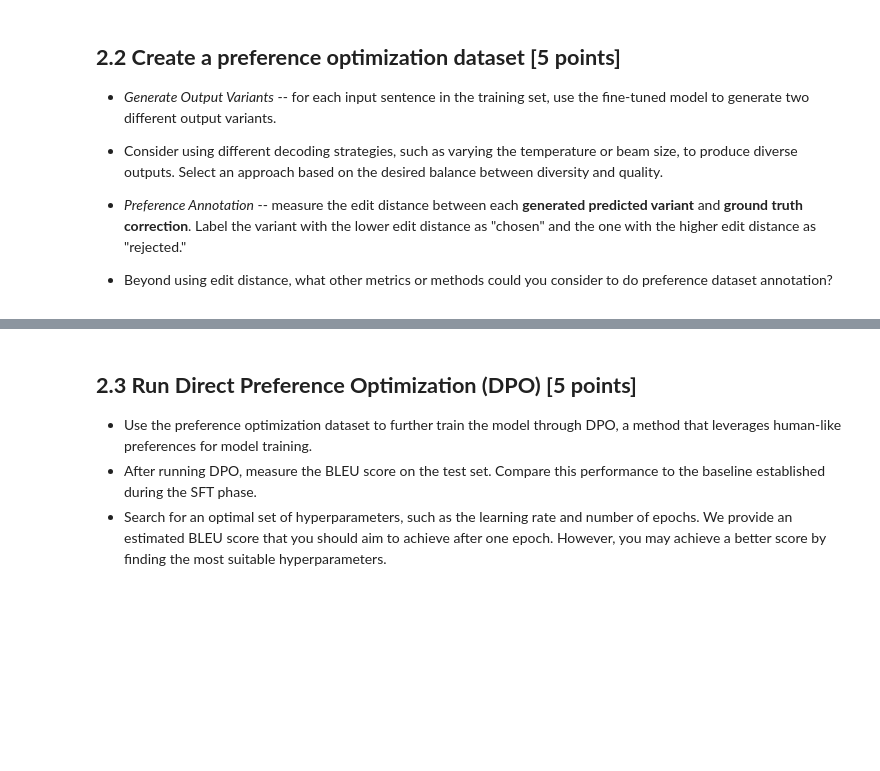
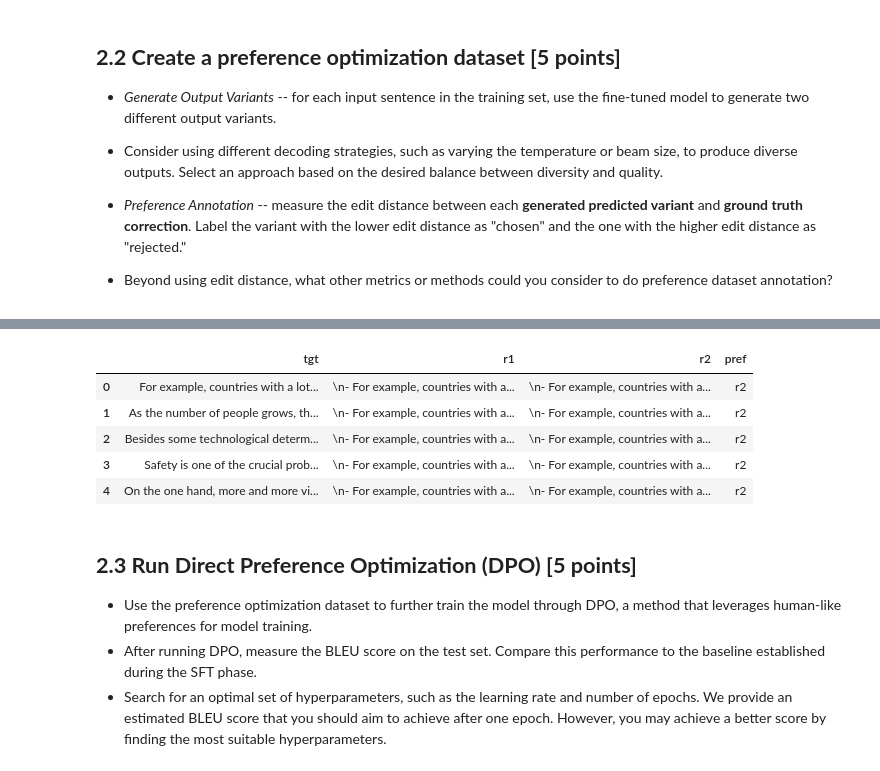
Before and after one commit to adragnar/cohere_eval, a Jupyter notebook: 2025_Scholar_Takehome_Exam.ipynb, the cells around one changed output, grey strips where cells are left out. Saved outputs shown, nothing was run; the diff lists cells and outputs as text; code cells hidden in the pictures; blank space fills up the shorter version.

```diff
--- a/2025_Scholar_Takehome_Exam.ipynb
+++ b/2025_Scholar_Takehome_Exam.ipynb
@@ -574,2 +564,9 @@ with torch.no_grad():
+# %%
+response_template = " ###Answer:"
+def input_formatting(example):
+    return {'src_input': f"{example['src']}{response_template}"}
+
+train_ds = train_ds.map(lambda x: input_formatting(x), batched=False)
+test_ds = test_ds.map(lambda x: input_formatting(x), batched=False)
 # %%
 print(train_ds.column_names)
@@ -697,8 +718,8 @@ from fast_edit_distance import edit_distance
 def generate_variants(model, tokenizer, src, tgt):
     inputs = tokenizer(src, padding=True, truncation=True, return_tensors="pt")
     inputs = {k: v.to(model.device) for k, v in inputs.items()}
-    r1 = model.generate(**inputs, max_new_tokens=128, temperature=0.0, pad_token_id=tokenizer.pad_token_id)
-    r2 = model.generate(**inputs, max_new_tokens=128, temperature=0.0, pad_token_id=tokenizer.pad_token_id)
+    r1 = model.generate(**inputs, max_new_tokens=128, temperature=0.0, num_beams=5, pad_token_id=tokenizer.pad_token_id)
+    r2 = model.generate(**inputs, max_new_tokens=128, temperature=0.3, num_beams=2,  do_sample=True, top_k=25, pad_token_id=tokenizer.pad_token_id)
     r1, r2 = r1[:, inputs['input_ids'].shape[1]:], r2[:, inputs['input_ids'].shape[1]:]
 
     r1_full, r2_full = [], []
@@ -720,14 +741,8 @@ def generate_variants(model, tokenizer, src, tgt):
     return {'r1': r1_full, 'r2': r2_full, 'pref': pref}
 
 
-#Create new HuggingFace dataset with five columns: "src", "tgt", "r1", "r2", "ch"
 
-
-#Generate column r1, r2 by generating from src
-
-#Label each with ch
-train_ds_sample = train_ds.select(range(10))
-prefopinfo = generate_variants(model, tokenizer, train_ds_sample['src'], train_ds_sample['tgt'])
-train_ds_sample = train_ds_sample.add_column('r1', prefopinfo['r1'])
-train_ds_sample = train_ds_sample.add_column('r2', prefopinfo['r2'])
-train_ds_sample = train_ds_sample.add_column('pref', prefopinfo['pref'])
+prefopinfo = generate_variants(model, tokenizer, train_ds['src'], train_ds['tgt'])
+train_ds = train_ds.add_column('r1', prefopinfo['r1'])
+train_ds = train_ds.add_column('r2', prefopinfo['r2'])
+train_ds = train_ds.add_column('pref', prefopinfo['pref'])
@@ -748,3 +749,19 @@ train_ds_sample.to_pandas().head()
+# %%
+# TODO: (Load and) Visualize the created dataset -- display at least 5 lines of the dataset.
+import pandas as pd
+pd.set_option('display.max_columns', None)  # Show all columns
+pd.set_option('display.max_rows', None)  # Show all rows
+pd.set_option('display.width', None)  # Set width to fit all columns without wrapping
+pd.set_option('display.max_colwidth', None)
+
+train_ds.select_columns(['tgt', 'r1', 'r2', 'pref']).to_pandas().head()
+# %% [output]
+|  | tgt | r1 | r2 | pref |
+| 0 | For example, countries with a lot... | \n- For example, countries with a... | \n- For example, countries with a... | r2 |
+| 1 | As the number of people grows, th... | \n- For example, countries with a... | \n- For example, countries with a... | r2 |
+| 2 | Besides some technological determ... | \n- For example, countries with a... | \n- For example, countries with a... | r2 |
+| 3 | Safety is one of the crucial prob... | \n- For example, countries with a... | \n- For example, countries with a... | r2 |
+| 4 | On the one hand, more and more vi... | \n- For example, countries with a... | \n- For example, countries with a... | r2 |
 # %% [markdown]
 ## **2.3 Run Direct Preference Optimization (DPO) [5 points]**
 * Use the preference optimization dataset to further train the model through DPO, a method that leverages human-like preferences for model training.
```
Also changed, not shown: parts of 19 cells of this notebook.
